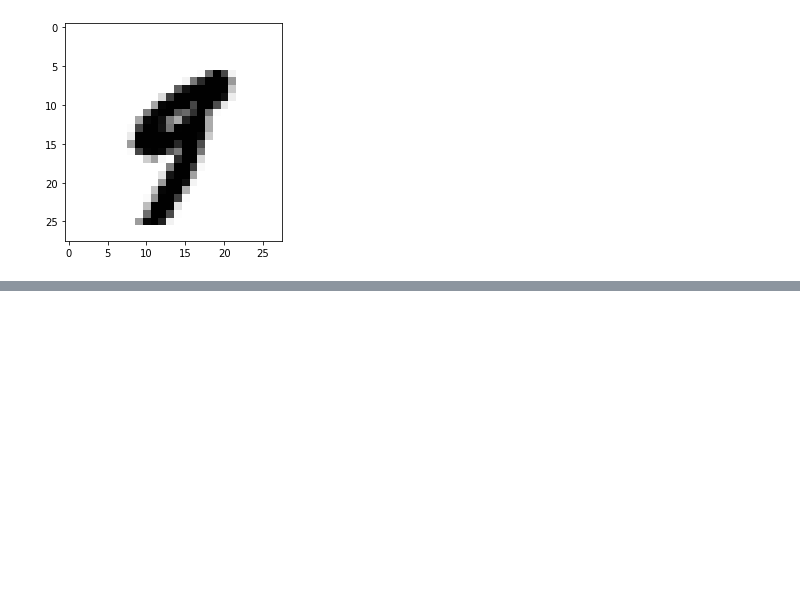
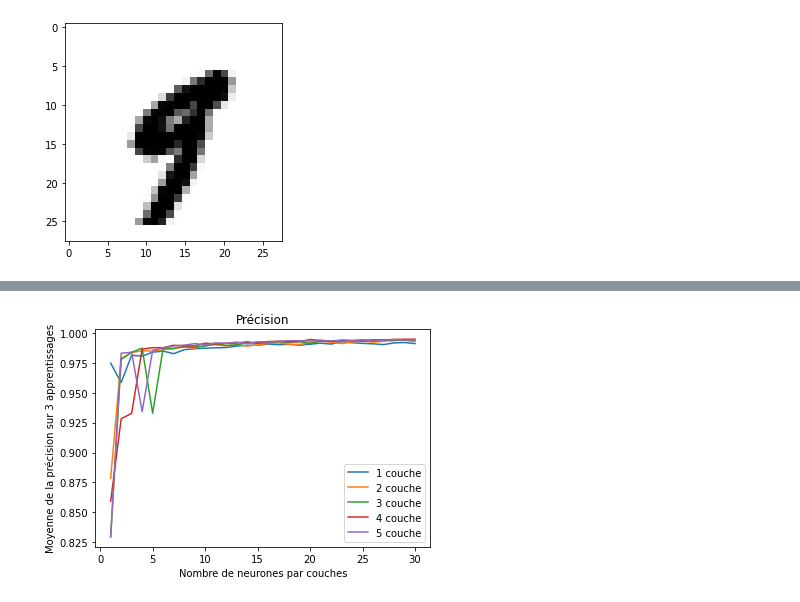
Before and after one commit to Annaklumos/IA_Fouille_DM2, a Jupyter notebook: MNIST.ipynb, the cells around one changed output, grey strips where cells are left out. Cells and saved outputs as stored; diff of their text form; code cells hidden in the pictures; blank space fills up the shorter version.

```diff
--- a/MNIST.ipynb
+++ b/MNIST.ipynb
@@ -113,7 +113,7 @@ for i in range (1,31):
         report = classification_report(y_test_5, predictions, output_dict=True)
         L_moy_precision.append(report['weighted avg']['precision'])
         L_moy_recall.append(report['weighted avg']['recall'])
-        L_moy_cross_val.append(st.mean(cross_val_score(mlp, X_train, y_train_5, cv=10, scoring='accuracy')))
+        L_moy_cross_val.append(st.mean(cross_val_score(mlp, X_train, y_train_5, cv=3, scoring='accuracy')))
         n=n+1
     moy_precision = st.mean(L_moy_precision)
     moy_recall = st.mean(L_moy_recall)
@@ -123,0 +284,18 @@ for i in range (1,31):
+# %%
+nb_neurones = range(1,31)
+# %%
+#Tracé de la précision du MLP en fonction du nb de couches cachées
+
+plt.plot(nb_neurones, L_precision_1, label = '1 couche')
+plt.plot(nb_neurones, L_precision_2, label = '2 couche')
+plt.plot(nb_neurones, L_precision_3, label = '3 couche')
+plt.plot(nb_neurones, L_precision_4, label = '4 couche')
+plt.plot(nb_neurones, L_precision_5, label = '5 couche')
+plt.title('Précision')
+plt.xlabel('Nombre de neurones par couches')
+plt.ylabel('Moyenne de la précision sur 3 apprentissages')
+#plt.ylim(0.95, 1)
+plt.legend()
+plt.show()
+# %% [output]
+[figure, added]
```
Also changed, not shown: parts of 9 cells of this notebook.
